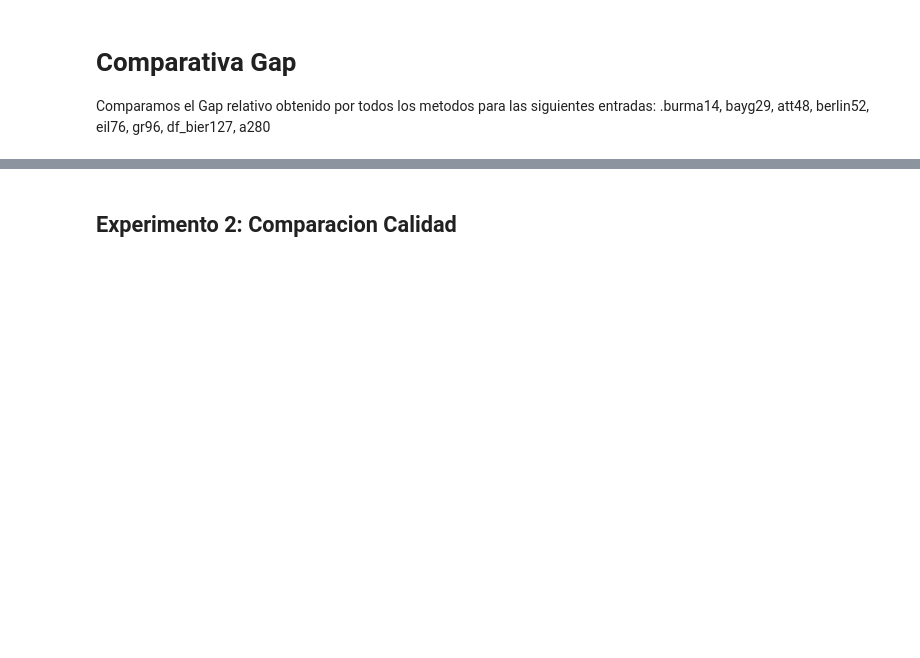
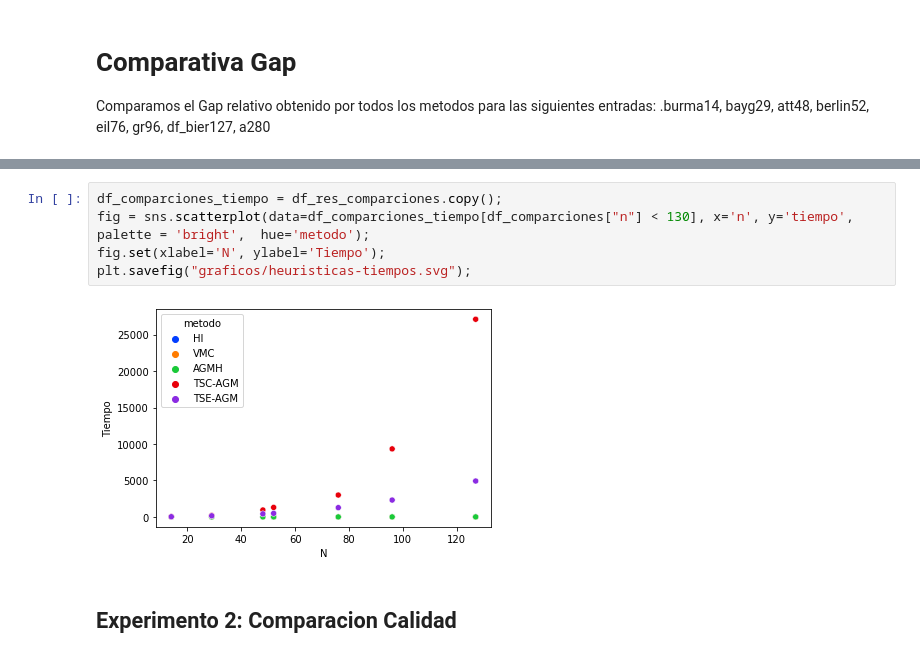
Before and after one commit to cmamani02/tp2_tspAlgo3, a Jupyter notebook: python/analisis.ipynb, the cells around one changed output, grey strips where cells are left out. Cells and saved outputs as stored; diff of their text form; blank space fills up the shorter version.

```diff
--- a/python/analisis.ipynb
+++ b/python/analisis.ipynb
@@ -131,3 +122,10 @@ fig = sns.scatterplot(data=df_variacion_iteraciones_TSE_AGM[(df_variacion_iterac
+# %%
+df_comparciones_tiempo = df_res_comparciones.copy();
+fig = sns.scatterplot(data=df_comparciones_tiempo[df_comparciones["n"] < 130], x='n', y='tiempo', palette = 'bright',  hue='metodo');
+fig.set(xlabel='N', ylabel='Tiempo');
+plt.savefig("graficos/heuristicas-tiempos.svg");
+# %% [output]
+[figure, added]
 # %% [markdown]
 ## Experimento 2: Comparacion Calidad
 # %%
```
Also changed, not shown: parts of 5 cells of this notebook.
